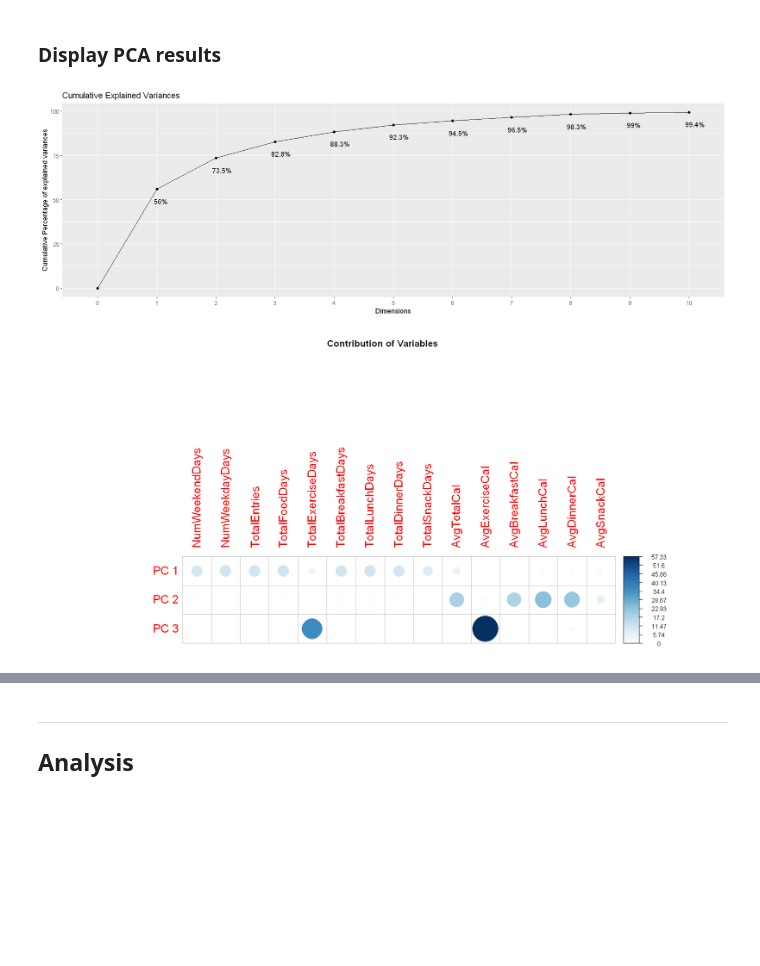
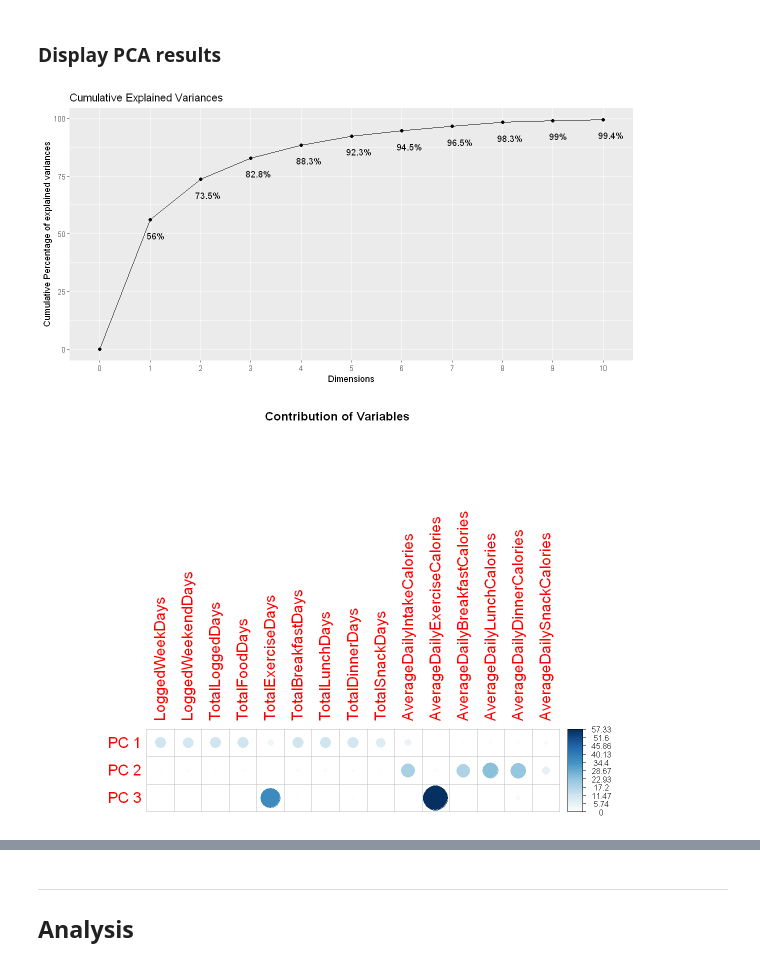
Before and after one commit to senresearch/dietappstudy, a Jupyter notebook: src/mediation/4month/Mediation_Analysis.ipynb, the cells around one changed output, grey strips where cells are left out. Drawn from its saved outputs; the diff is of its cells as text; code cells hidden in the pictures; blank space fills up the shorter version.

```diff
--- a/src/mediation/4month/Mediation_Analysis.ipynb
+++ b/src/mediation/4month/Mediation_Analysis.ipynb
@@ -95,9 +88,12 @@ Applying a PCA (principal component analysis) reduces the number of variables an
 ### Variables selection
 # %%
 # Select the variable indexes to include in the Principal Component Analysis
-myCols <-c("NumWeekendDays","NumWeekdayDays", "TotalEntries", "TotalFoodDays", "TotalExerciseDays",
-          "TotalBreakfastDays", "TotalLunchDays", "TotalDinnerDays", "TotalSnackDays", "AvgTotalCal",
-           "AvgExerciseCal", "AvgBreakfastCal", "AvgLunchCal", "AvgDinnerCal", "AvgSnackCal")
+myCols <-c("LoggedWeekDays", "LoggedWeekendDays", "TotalLoggedDays","TotalFoodDays",
+            "TotalExerciseDays",
+            "TotalBreakfastDays", "TotalLunchDays", "TotalDinnerDays", "TotalSnackDays",
+            "AverageDailyIntakeCalories", "AverageDailyExerciseCalories",
+            "AverageDailyBreakfastCalories",
+            "AverageDailyLunchCalories", "AverageDailyDinnerCalories","AverageDailySnackCalories")
 # Get the indexes of those variables
 idxApp <- match(myCols, colnames(dat))
 # %% [markdown]
@@ -135,14 +131,14 @@ print(names(dat))
 # %%
 # resPC contains also the scree plot{scree.plot}, cumulative variance explained {CV.plot},
 # the variables contribution of each component {contribCorr.plot()} and the quality of those
 # contributions {cos2Corr.plot()}.
-options(repr.plot.width = 15, repr.plot.height = 5)
+options(repr.plot.width = 10, repr.plot.height = 5)
 resPC$CV.plot
 # %% [output]
-[figure, old version]
+[figure, new version]
 # %%
-options(repr.plot.width = 15, repr.plot.height = 7)
+options(repr.plot.width = 10, repr.plot.height = 7)
 resPC$contribCorr.plot(1.5) # to get numbers use resPC$contribCorrNum.plot()
 # %% [output]
-[figure, old version]
+[figure, new version]
 # %%
```
Also changed, not shown: parts of 32 cells of this notebook, 27 other files.
